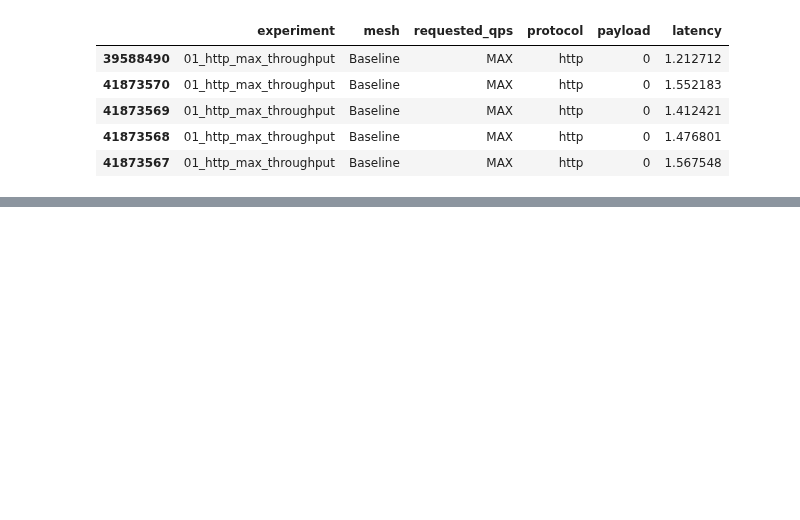
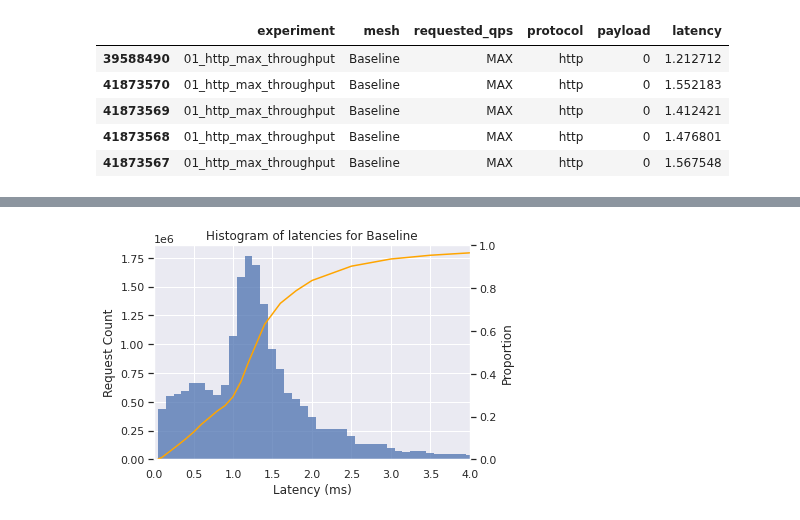
Before and after one commit to RichardBieringa/mesh-bench, a Jupyter notebook: viz/10_latencies.ipynb, the cells around one changed output, grey strips where cells are left out. Cells and saved outputs as stored; diff of their text form; code cells hidden in the pictures; blank space fills up the shorter version.

```diff
--- a/viz/10_latencies.ipynb
+++ b/viz/10_latencies.ipynb
@@ -316,0 +322,39 @@ fig.savefig(plot_dir / file_name)
+# %%
+"""
+PLOT: Histplot of Traefik mesh
+Desc: Shows normal distribution of latencies
+"""
+
+file_name = f"{file_prefix}-hist-baseline.pdf"
+
+data = exp[exp["mesh"] == "Baseline"]
+
+fig, ax = plt.subplots()
+sns.histplot(data=data, x="latency", binwidth=.1, ec="none", ax=ax)
+
+ax.set_ylabel("Request Count")
+ax.set_xlabel("Latency (ms)")
+ax.set_title("Histogram of latencies for Baseline")
+
+
+# Y AXIS
+# ax.yaxis.set_major_formatter(ticker.ScalarFormatter())
+
+
+# X AXIS
+ax.set_xlim(0, 4)
+# ax.set_xscale("log")
+# ax.xaxis.set_major_formatter(ticker.ScalarFormatter())
+
+
+# Second plot with cumulative density
+ax2 = ax.twinx()
+ax2.set_alpha(0.5)
+ax2.grid(False)
+sns.ecdfplot(data=data, palette=["orange"], ax=ax2)
+ax2.get_legend().remove()
+
+fig.tight_layout()
+fig.savefig(plot_dir / file_name)
+# %% [output]
+[figure, added]
```
Also changed, not shown: parts of 6 cells of this notebook, 7 other files.
